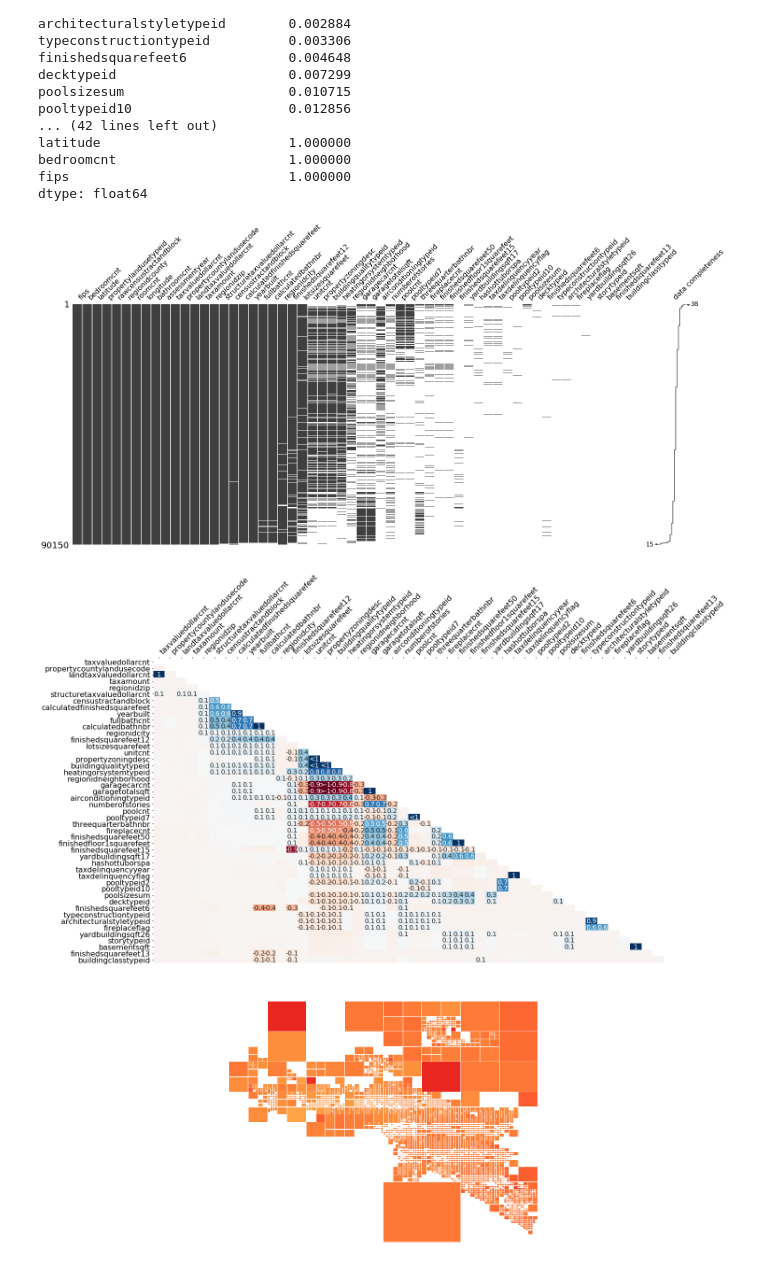
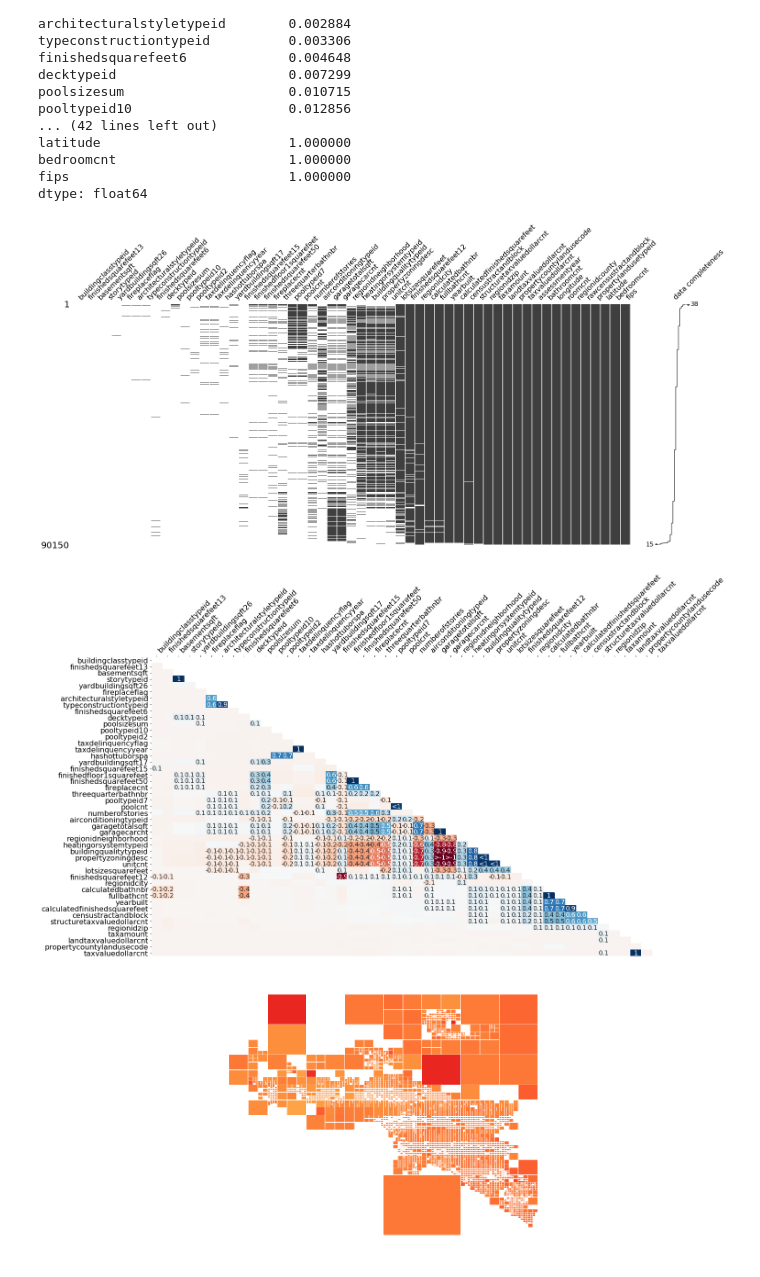
Before and after one commit to SYAN83/zillow, a Jupyter notebook: zillow_prize.ipynb, the cells around one changed output. Cells and saved outputs as stored; diff of their text form; code cells hidden in the pictures.

```diff
--- a/zillow_prize.ipynb
+++ b/zillow_prize.ipynb
@@ -49,15 +51,15 @@ bedroomcnt                      1.000000
 fips                            1.000000
 dtype: float64
 # %%
-colnames = properties_in_train.count().sort_values(ascending=False).index
+colnames = properties_in_train.count().sort_values().index
 msno.matrix(msno.nullity_sort(properties_in_train[colnames], sort='descending'),
             labels=True)
 # %% [output]
-[figure, old version]
+[figure, new version]
 # %%
 msno.heatmap(properties_in_train[colnames])
 # %% [output]
-[figure, old version]
+[figure, new version]
 # %%
 msno.geoplot(properties_in_train,
              x='longitude',
```
Also changed, not shown: parts of 40 cells of this notebook.
